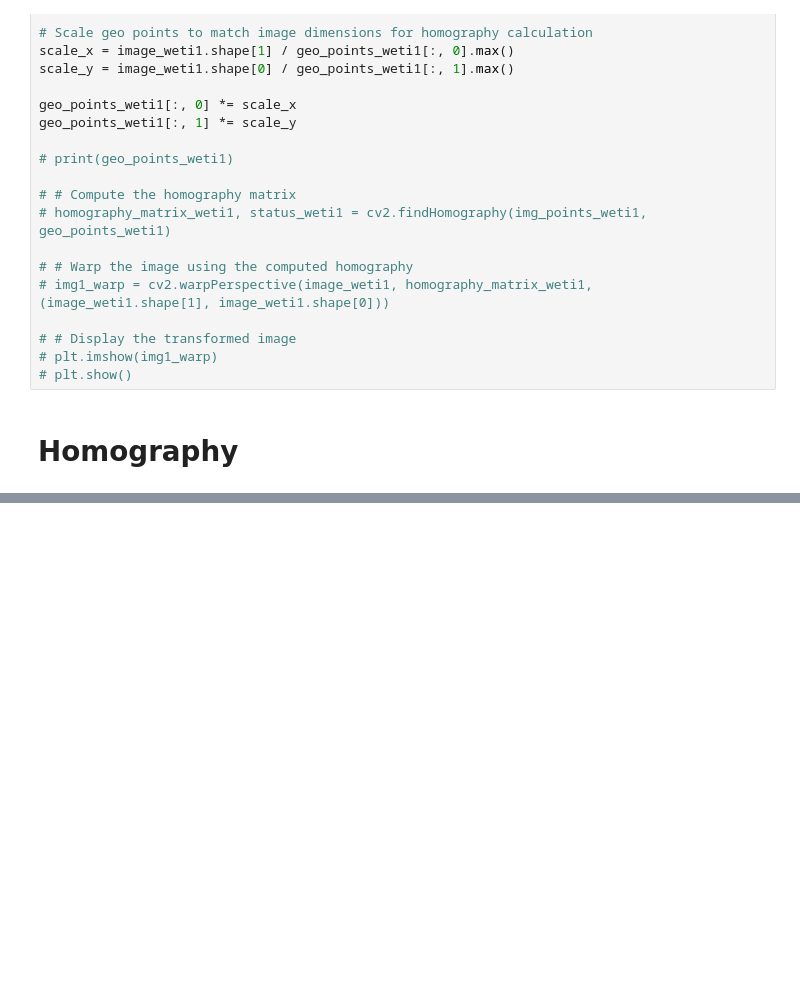
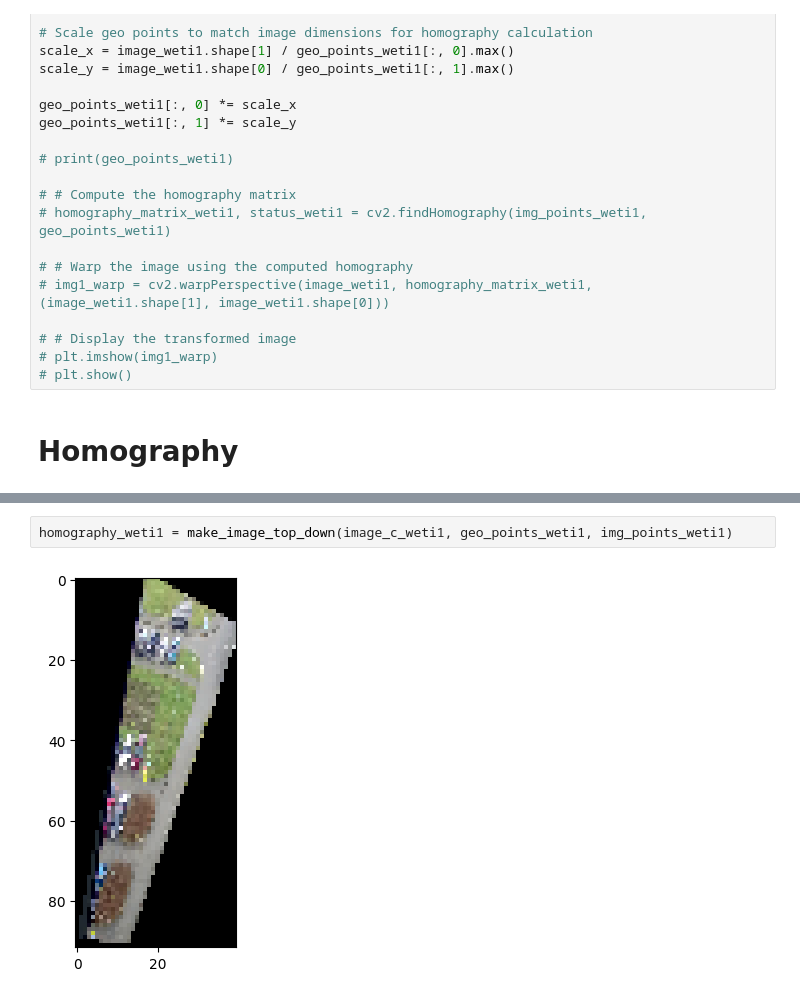
Before and after one commit to Trawirr/ParkingApp, a Jupyter notebook: image_processing/top_down_projection.ipynb, the cells around one changed output, grey strips where cells are left out. Cells and saved outputs as stored; diff of their text form; blank space fills up the shorter version.

Commit message:
top-down update

```diff
--- a/image_processing/top_down_projection.ipynb
+++ b/image_processing/top_down_projection.ipynb
@@ -208,0 +222,4 @@ plt.show()
+# %%
+homography_weti1 = make_image_top_down(image_c_weti1, geo_points_weti1, img_points_weti1)
+# %% [output]
+[figure, added]
```
Also changed, not shown: parts of 36 cells of this notebook.
